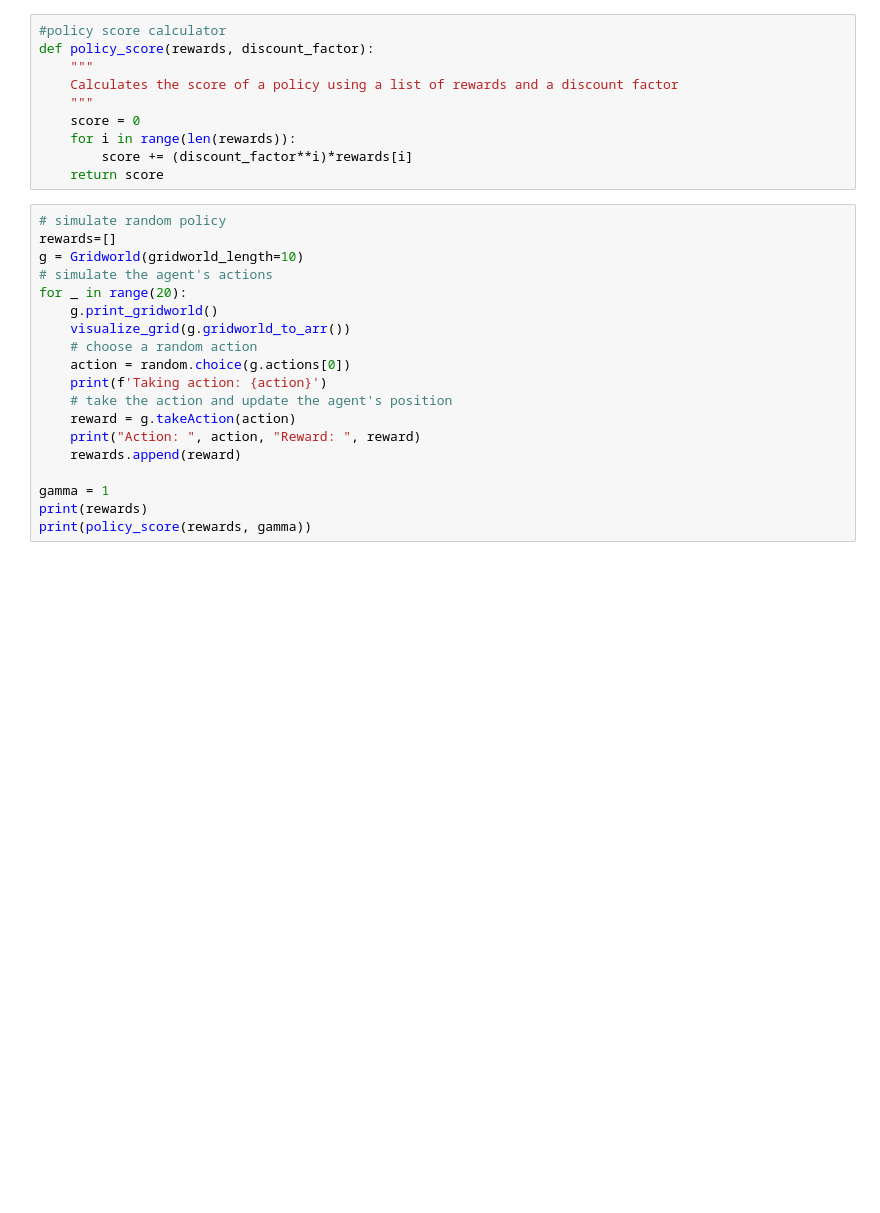
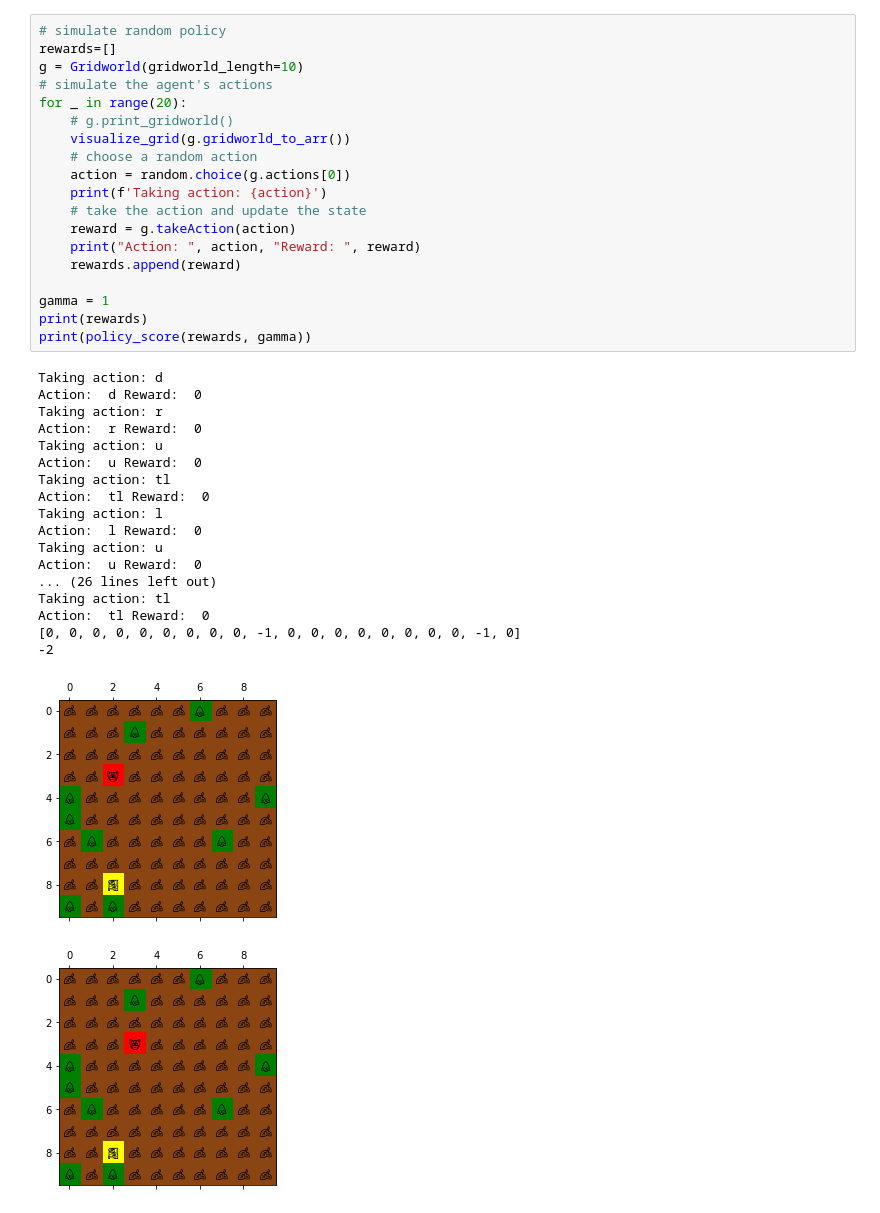
Before and after one commit to anujshetty/SearchAndResQ, a Jupyter notebook: Starter.ipynb, the cells around one changed output. Saved outputs shown, nothing was run; the diff lists cells and outputs as text; blank space fills up the shorter version.

```diff
--- a/Starter.ipynb
+++ b/Starter.ipynb
@@ -143,29 +8,39 @@ def visualize_grid(char_grid):
-# %%
-#policy score calculator
-def policy_score(rewards, discount_factor):
-    """
-    Calculates the score of a policy using a list of rewards and a discount factor
-    """
-    score = 0
-    for i in range(len(rewards)):
-        score += (discount_factor**i)*rewards[i]
-    return score
 # %%
 # simulate random policy
 rewards=[]
 g = Gridworld(gridworld_length=10)
 # simulate the agent's actions
 for _ in range(20):
-    g.print_gridworld()
+    # g.print_gridworld()
     visualize_grid(g.gridworld_to_arr())
     # choose a random action
     action = random.choice(g.actions[0])
     print(f'Taking action: {action}')
-    # take the action and update the agent's position
+    # take the action and update the state
     reward = g.takeAction(action)
     print("Action: ", action, "Reward: ", reward)
     rewards.append(reward)
 
 gamma = 1
 print(rewards)
 print(policy_score(rewards, gamma))
+# %% [output]
+Taking action: d
+Action:  d Reward:  0
+Taking action: r
+Action:  r Reward:  0
+Taking action: u
+Action:  u Reward:  0
+Taking action: tl
+Action:  tl Reward:  0
+Taking action: l
+Action:  l Reward:  0
+Taking action: u
+Action:  u Reward:  0
+... (26 lines left out)
+Taking action: tl
+Action:  tl Reward:  0
+[0, 0, 0, 0, 0, 0, 0, 0, 0, -1, 0, 0, 0, 0, 0, 0, 0, 0, -1, 0]
+-2
+[figure, added]
+[figure, added]
```
Also changed, not shown: parts of 4 cells of this notebook, 2 other files.
